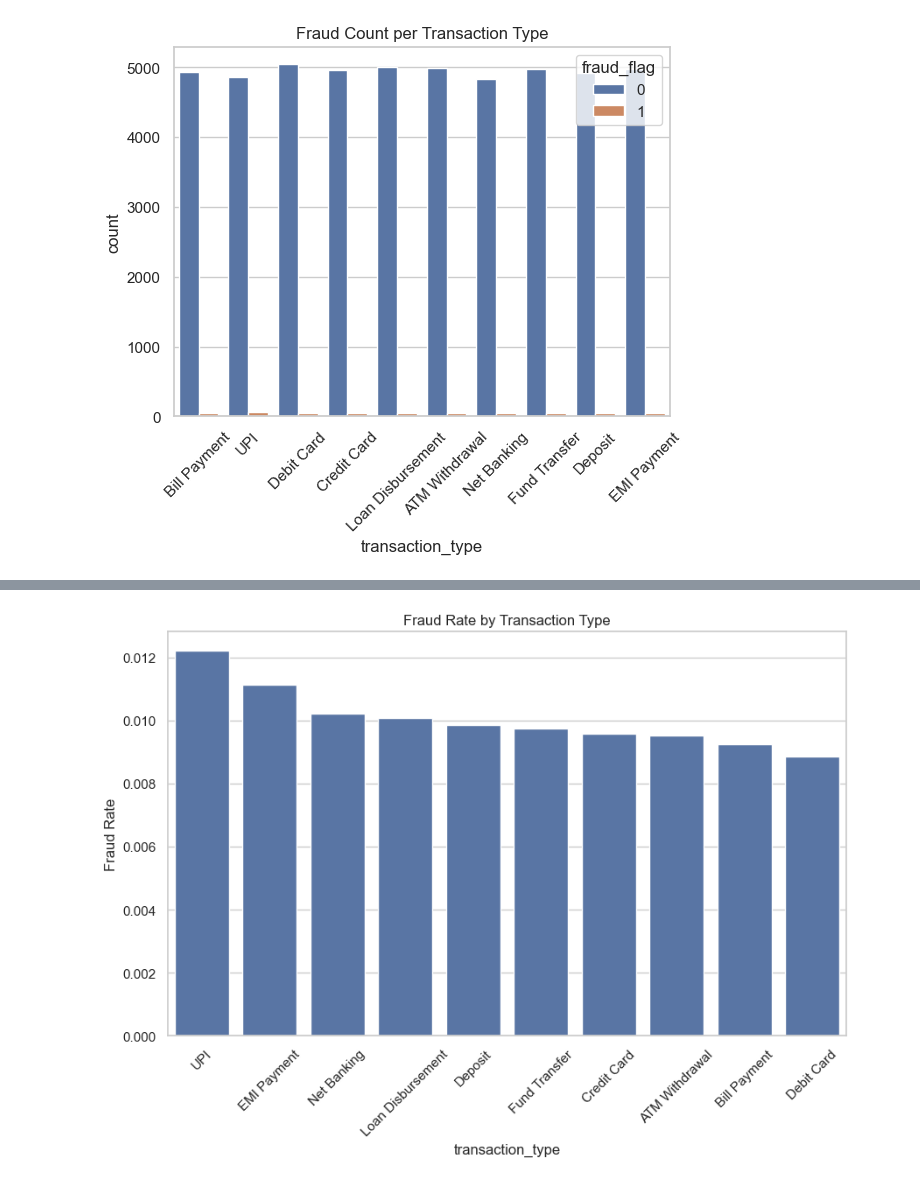
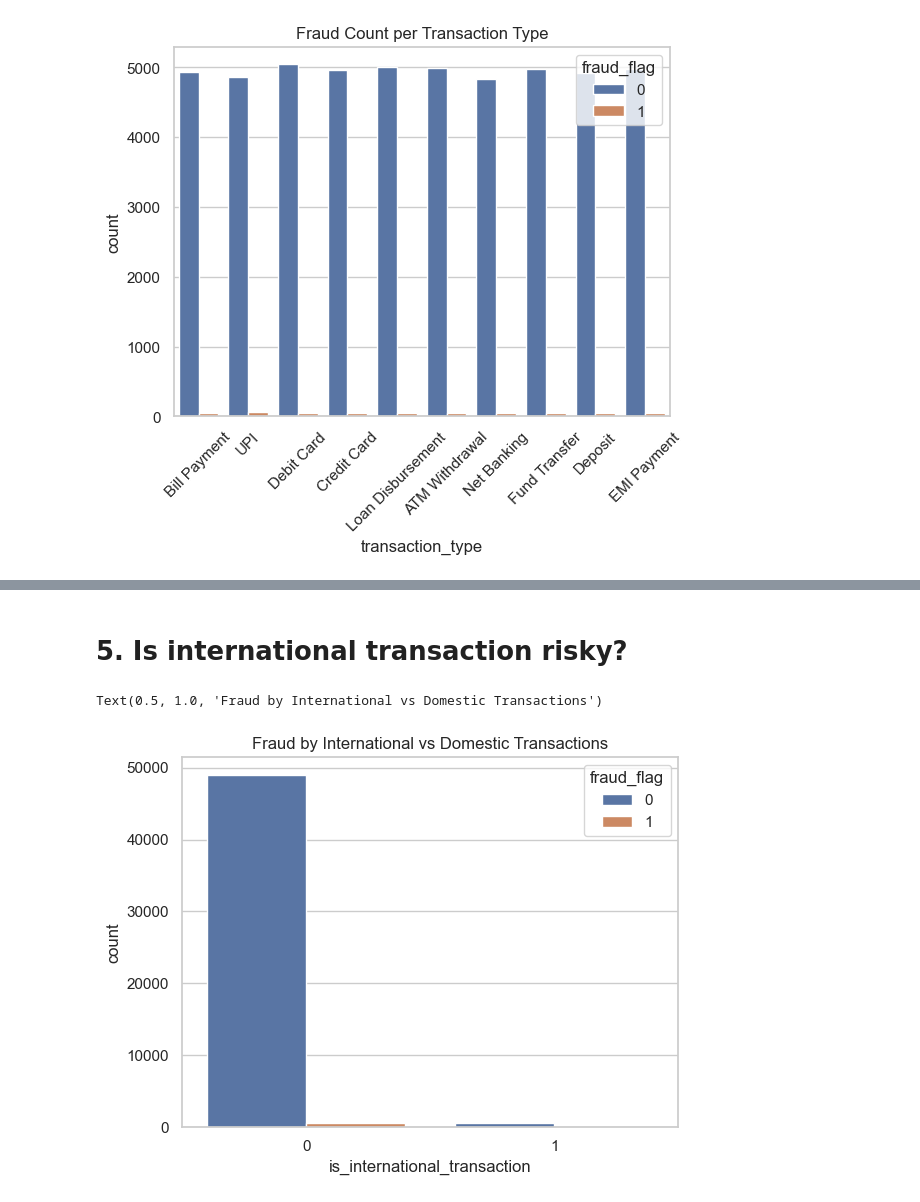
Before and after one commit to yabichara/loan-fraud-detection, a Jupyter notebook: notebooks/01_eda.ipynb, the cells around one changed output, grey strips where cells are left out. Saved outputs shown, nothing was run; the diff lists cells and outputs as text; code cells hidden in the pictures.

Commit message:
Only transactions EDA

```diff
--- a/notebooks/01_eda.ipynb
+++ b/notebooks/01_eda.ipynb
@@ -171,10 +104,8 @@ display(type_stats)
-# %%
-# Visual plot
-plt.figure(figsize=(10, 6))
-sns.barplot(x=type_stats.index, y=type_stats['fraud_ratio'])
-plt.xticks(rotation=45)
-plt.ylabel("Fraud Rate")
-plt.title("Fraud Rate by Transaction Type")
-plt.show()
-# %% [output]
-[figure, removed]
+# %% [markdown]
+# 5. Is international transaction risky?
+# %%
+sns.countplot(x='is_international_transaction', hue='fraud_flag', data=df_transaction)
+plt.title("Fraud by International vs Domestic Transactions")
+# %% [output]
+Text(0.5, 1.0, 'Fraud by International vs Domestic Transactions')
+[figure, added]
```
Also changed, not shown: parts of 23 cells of this notebook.
